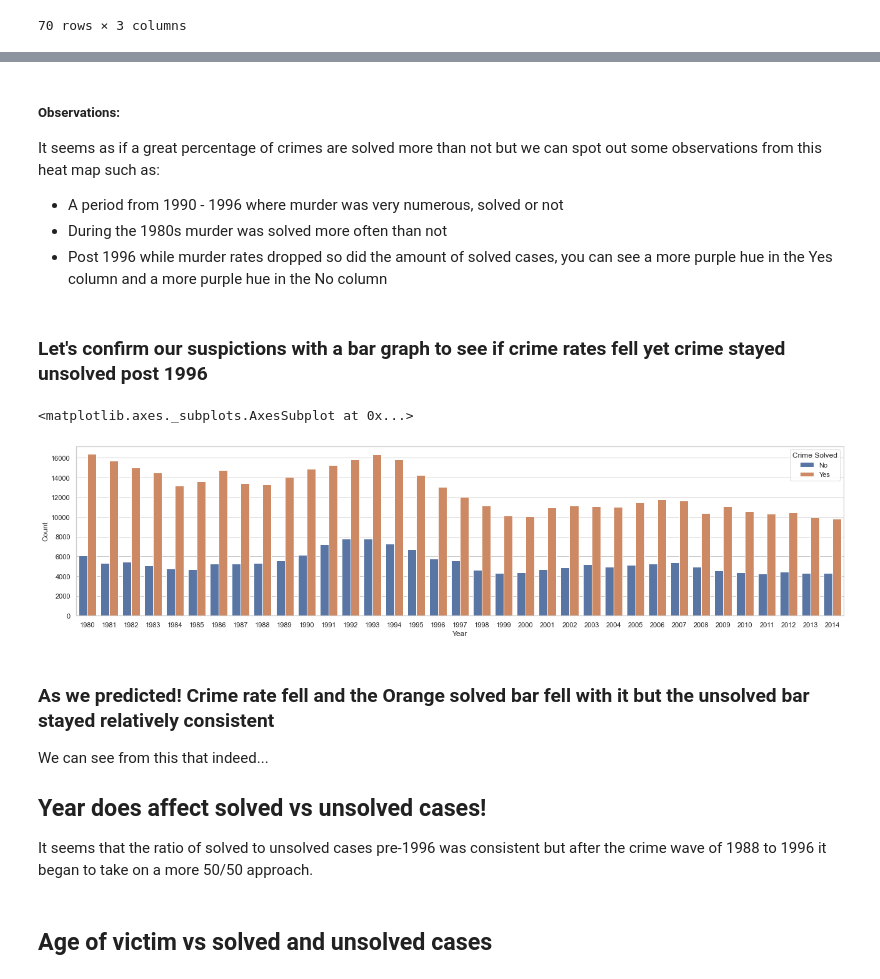
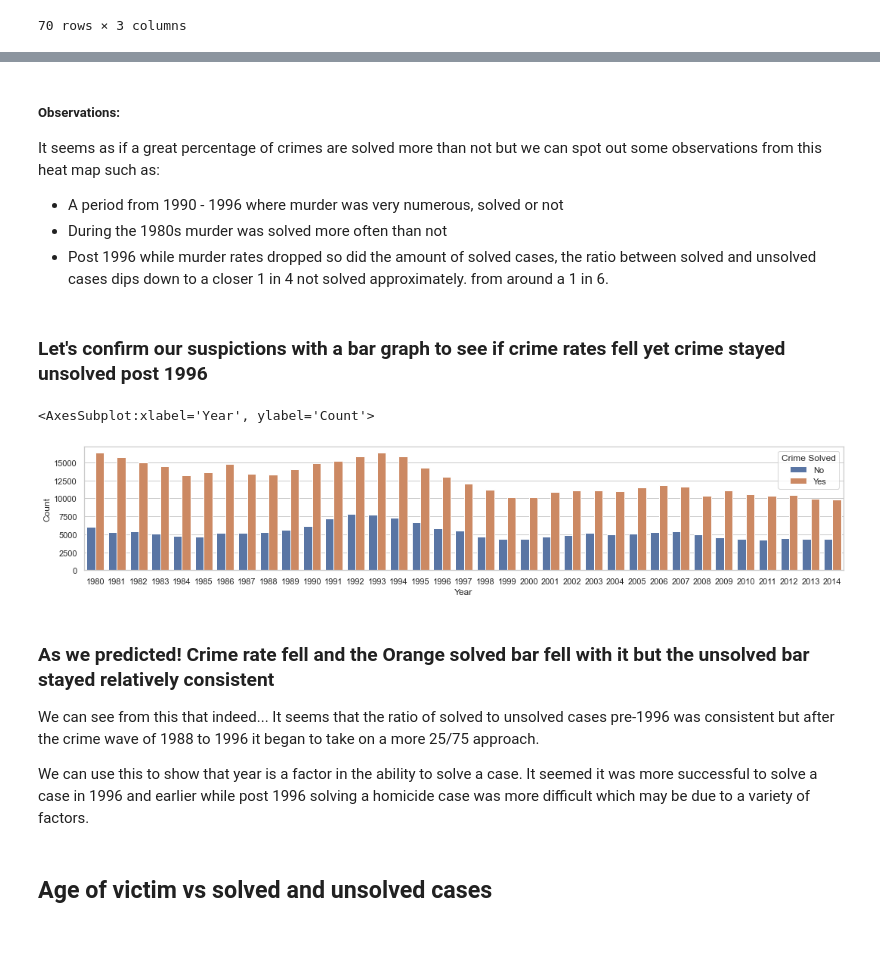
Before and after one commit to ubco-W2020WT1-data301/course-project-group_6005, a Jupyter notebook: analysis/submitted/Milestone 2.ipynb, the cells around one changed output, grey strips where cells are left out. Saved outputs shown, nothing was run; the diff lists cells and outputs as text; code cells hidden in the pictures; blank space fills up the shorter version.

Commit message:
Milestone 3 Josh edits
 - Changed heat map in case by year
- Added a small summary and edited heatmap ideas

```diff
--- a/analysis/submitted/Milestone 2.ipynb
+++ b/analysis/submitted/Milestone 2.ipynb
@@ -187,0 +182,6 @@ sns.heatmap(dfYear2, cmap='inferno', linecolor='white')
+# %%
+dfYear2 = dfYear.pivot_table(index='Year', columns='Crime Solved', values='Count')
+plt.style.use('seaborn')
+dfYear2.plot.area()
+plt.ylabel('Number of Homicides')
+plt.title('Homicides by Solved and Unsolved from 1980 - 2014',fontsize=17)
@@ -190,21 +193,22 @@ sns.heatmap(dfYear2, cmap='inferno', linecolor='white')
 It seems as if a great percentage of crimes are solved more than not but we can spot out some observations from this heat map such as:
 - A period from 1990 - 1996 where murder was very numerous, solved or not
 - During the 1980s murder was solved more often than not
-- Post 1996 while murder rates dropped so did the amount of solved cases, you can see a more purple hue in the Yes column and a more purple hue in the No column
+- Post 1996 while murder rates dropped so did the amount of solved cases, the ratio between solved and unsolved cases dips down to a closer 1 in 4 not solved approximately. from around a 1 in 6.
 # %% [markdown]
 ### Let's confirm our suspictions with a bar graph to see if crime rates fell yet crime stayed unsolved post 1996
 # %%
-fig_dims = (22, 5)
+fig_dims = (18, 3)
 fig, ax = plt.subplots(figsize=fig_dims)
 sns.barplot(data=dfYear,y='Count',x='Year', hue = 'Crime Solved', ax=ax)
 # %% [output]
-<matplotlib.axes._subplots.AxesSubplot at 0x...>
+<AxesSubplot:xlabel='Year', ylabel='Count'>
-[figure, old version]
+[figure, new version]
 # %% [markdown]
 ### As we predicted! Crime rate fell and the Orange solved bar fell with it but the unsolved bar stayed relatively consistent
 We can see from this that indeed...
-## Year does affect solved vs unsolved cases!
-It seems that the ratio of solved to unsolved cases pre-1996 was consistent but after the crime wave of 1988 to 1996 it began to take on a more 50/50 approach.
+It seems that the ratio of solved to unsolved cases pre-1996 was consistent but after the crime wave of 1988 to 1996 it began to take on a more 25/75 approach.
+
+We can use this to show that year is a factor in the ability to solve a case. It seemed it was more successful to solve a case in 1996 and earlier while post 1996 solving a homicide case was more difficult which may be due to a variety of factors.
 # %% [markdown]
  ## Age of victim vs solved and unsolved cases
 # %%
```
Also changed, not shown: parts of 13 cells of this notebook, 1 other file.
